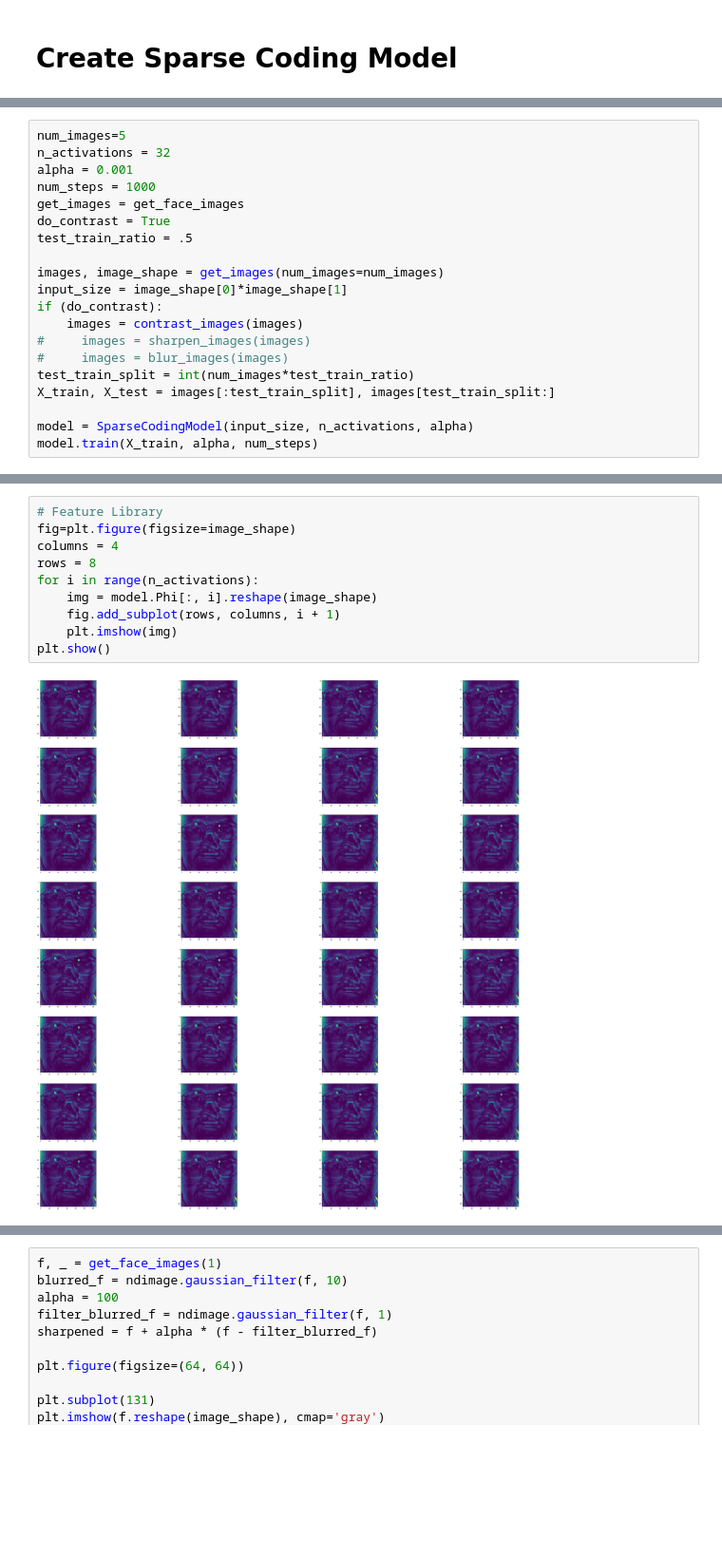
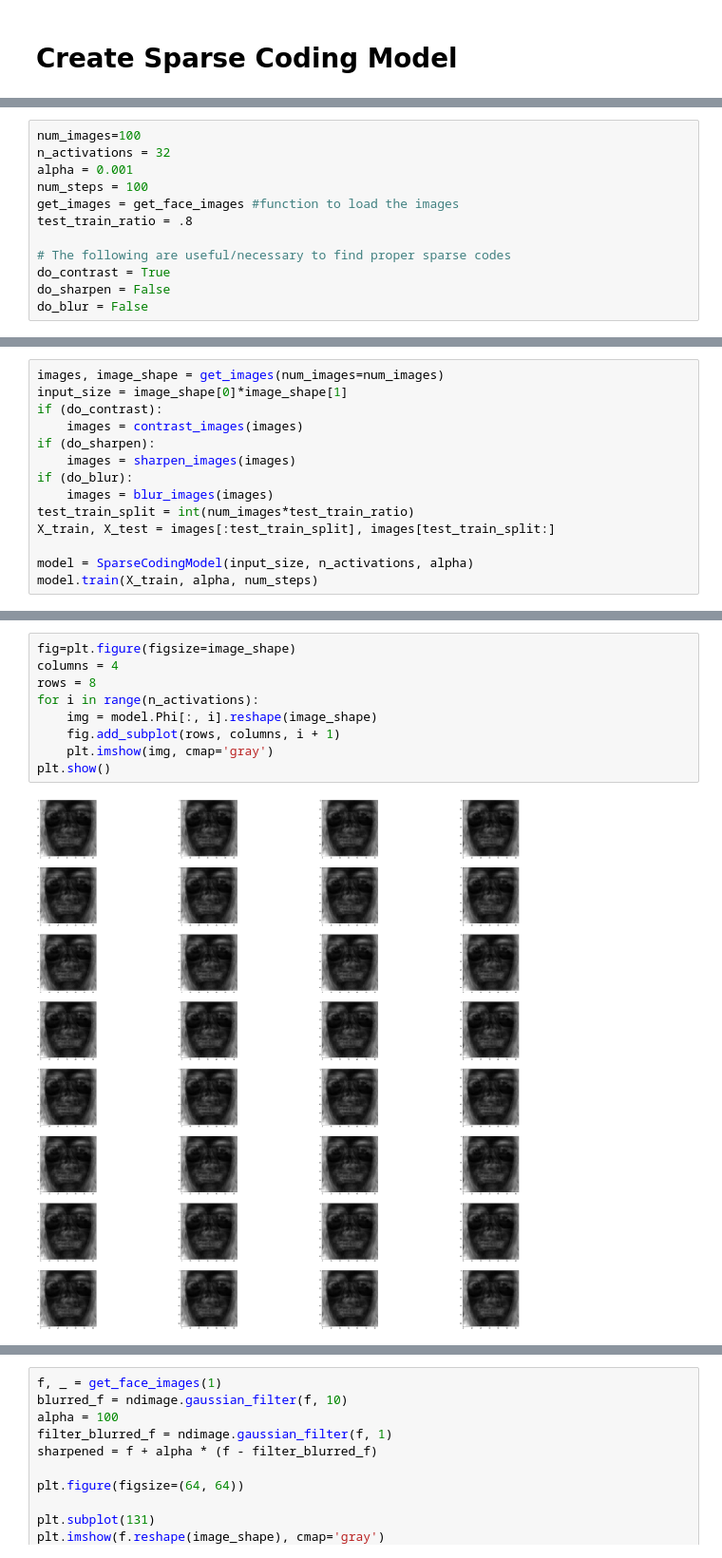
Before and after one commit to saarangp/dreammachines, a Jupyter notebook: sparse_dreams.ipynb, the cells around one changed output, grey strips where cells are left out. Shown: that part at 95% size. Saved outputs shown, nothing was run; the diff lists cells and outputs as text; blank space fills up the shorter version.

```diff
--- a/sparse_dreams.ipynb
+++ b/sparse_dreams.ipynb
@@ -57,0 +74,12 @@ def get_face_images(num_images=5):
+# %%
+num_images=100
+n_activations = 32
+alpha = 0.001
+num_steps = 100
+get_images = get_face_images #function to load the images
+test_train_ratio = .8
+
+# The following are useful/necessary to find proper sparse codes
+do_contrast = True
+do_sharpen = False
+do_blur = False
@@ -58,18 +88,12 @@ def get_face_images(num_images=5):
 # %%
-num_images=5
-n_activations = 32
-alpha = 0.001
-num_steps = 1000
-get_images = get_face_images
-do_contrast = True
-test_train_ratio = .5
-
 images, image_shape = get_images(num_images=num_images)
 input_size = image_shape[0]*image_shape[1]
 if (do_contrast):
     images = contrast_images(images)
-#     images = sharpen_images(images)
-#     images = blur_images(images)
+if (do_sharpen):
+    images = sharpen_images(images)
+if (do_blur):
+    images = blur_images(images)
 test_train_split = int(num_images*test_train_ratio)
 X_train, X_test = images[:test_train_split], images[test_train_split:]
 
@@ -80,12 +106,11 @@ model.train(X_train, alpha, num_steps)
 # %%
-# Feature Library
 fig=plt.figure(figsize=image_shape)
 columns = 4
 rows = 8
 for i in range(n_activations):
     img = model.Phi[:, i].reshape(image_shape)
     fig.add_subplot(rows, columns, i + 1)
-    plt.imshow(img)
+    plt.imshow(img, cmap='gray')
 plt.show()
 # %% [output]
-[figure, old version]
+[figure, new version]
```
Also changed, not shown: parts of 26 cells of this notebook.
